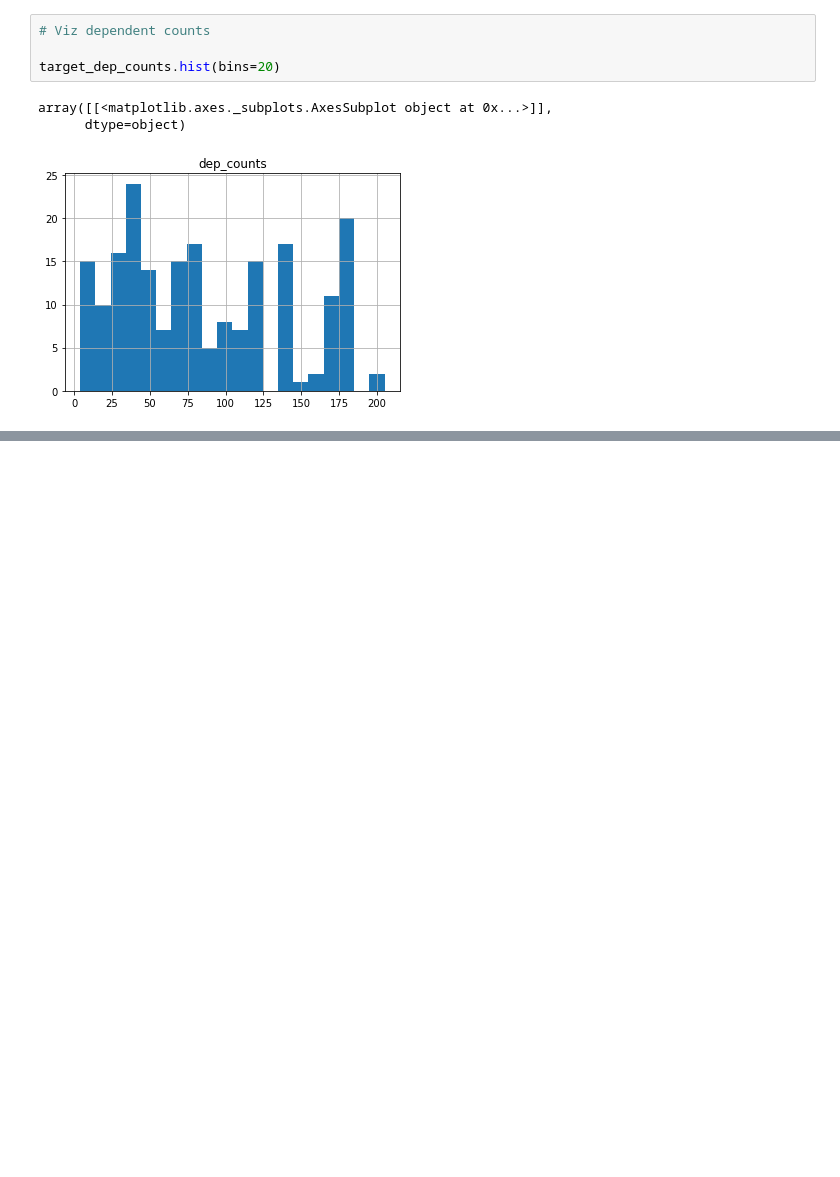
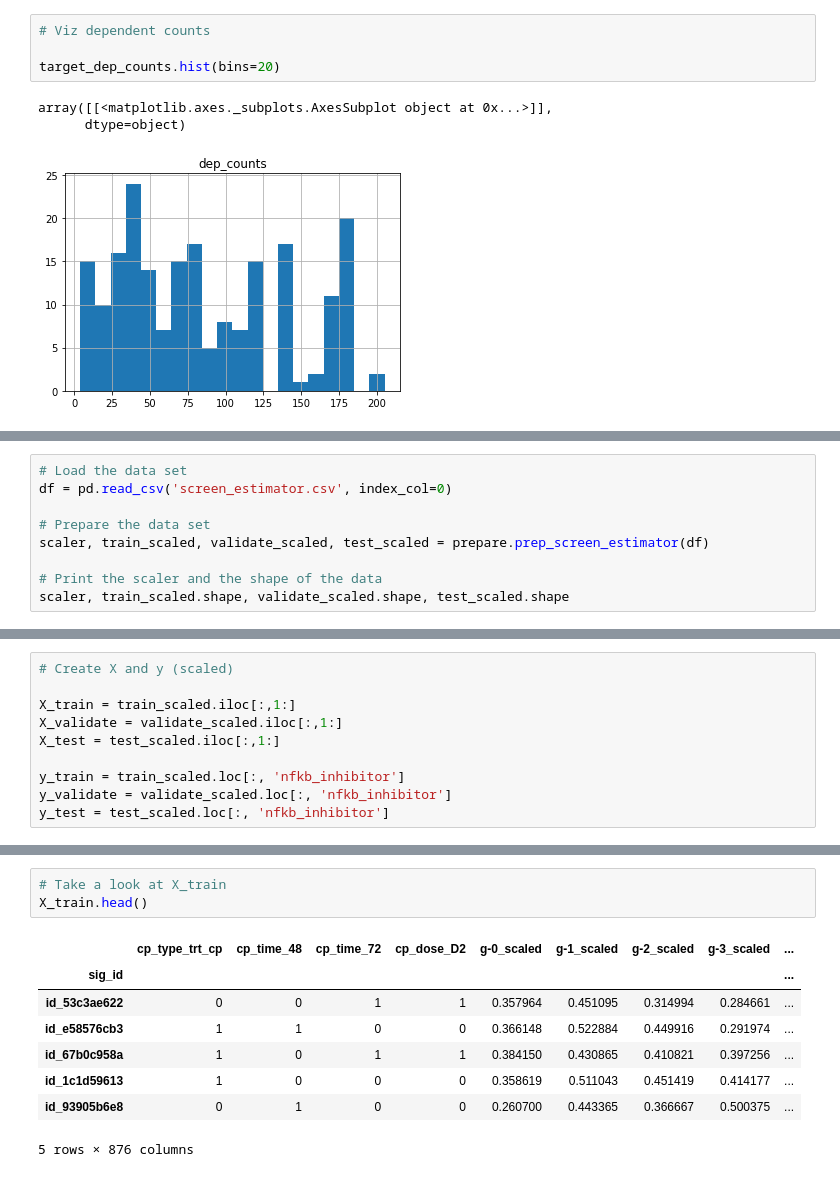
Before and after one commit to Yongliang-Shi/Mechanism-of-Action-Prediction, a Jupyter notebook: model_moa.ipynb, the cells around one changed output, grey strips where cells are left out. Saved outputs shown, nothing was run; the diff lists cells and outputs as text; blank space fills up the shorter version.

```diff
--- a/model_moa.ipynb
+++ b/model_moa.ipynb
@@ -567,0 +578,9 @@ array([[<matplotlib.axes._subplots.AxesSubplot object at 0x...>]],
+# %%
+# Load the data set
+df = pd.read_csv('screen_estimator.csv', index_col=0)
+
+# Prepare the data set
+scaler, train_scaled, validate_scaled, test_scaled = prepare.prep_screen_estimator(df)
+
+# Print the scaler and the shape of the data
+scaler, train_scaled.shape, validate_scaled.shape, test_scaled.shape
@@ -567,0 +604,10 @@ array([[<matplotlib.axes._subplots.AxesSubplot object at 0x...>]],
+# %%
+# Create X and y (scaled)
+
+X_train = train_scaled.iloc[:,1:]
+X_validate = validate_scaled.iloc[:,1:]
+X_test = test_scaled.iloc[:,1:]
+
+y_train = train_scaled.loc[:, 'nfkb_inhibitor']
+y_validate = validate_scaled.loc[:, 'nfkb_inhibitor']
+y_test = test_scaled.loc[:, 'nfkb_inhibitor']
@@ -567,0 +624,12 @@ array([[<matplotlib.axes._subplots.AxesSubplot object at 0x...>]],
+# %%
+# Take a look at X_train
+X_train.head()
+# %% [output]
+|  | cp_type_trt_cp | cp_time_48 | cp_time_72 | cp_dose_D2 | g-0_scaled | g-1_scaled | g-2_scaled | g-3_scaled | ... |
+| sig_id |  |  |  |  |  |  |  |  | ... |
+| id_53c3ae622 | 0 | 0 | 1 | 1 | 0.357964 | 0.451095 | 0.314994 | 0.284661 | ... |
+| id_e58576cb3 | 1 | 1 | 0 | 0 | 0.366148 | 0.522884 | 0.449916 | 0.291974 | ... |
+| id_67b0c958a | 1 | 0 | 1 | 1 | 0.384150 | 0.430865 | 0.410821 | 0.397256 | ... |
+| id_1c1d59613 | 1 | 0 | 0 | 0 | 0.358619 | 0.511043 | 0.451419 | 0.414177 | ... |
+| id_93905b6e8 | 0 | 1 | 0 | 0 | 0.260700 | 0.443365 | 0.366667 | 0.500375 | ... |
+5 rows × 876 columns
```
Also changed, not shown: parts of 20 cells of this notebook.
